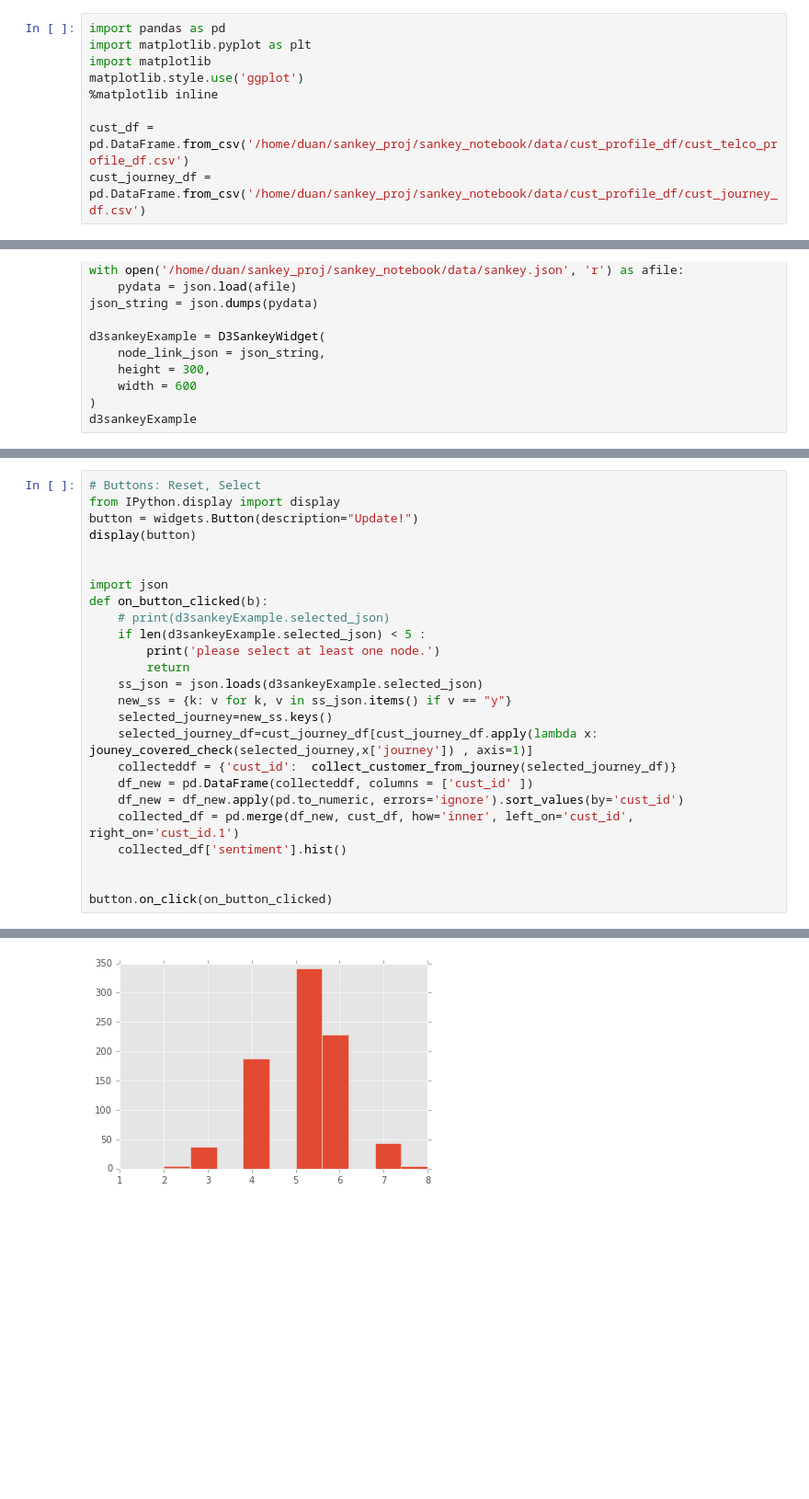
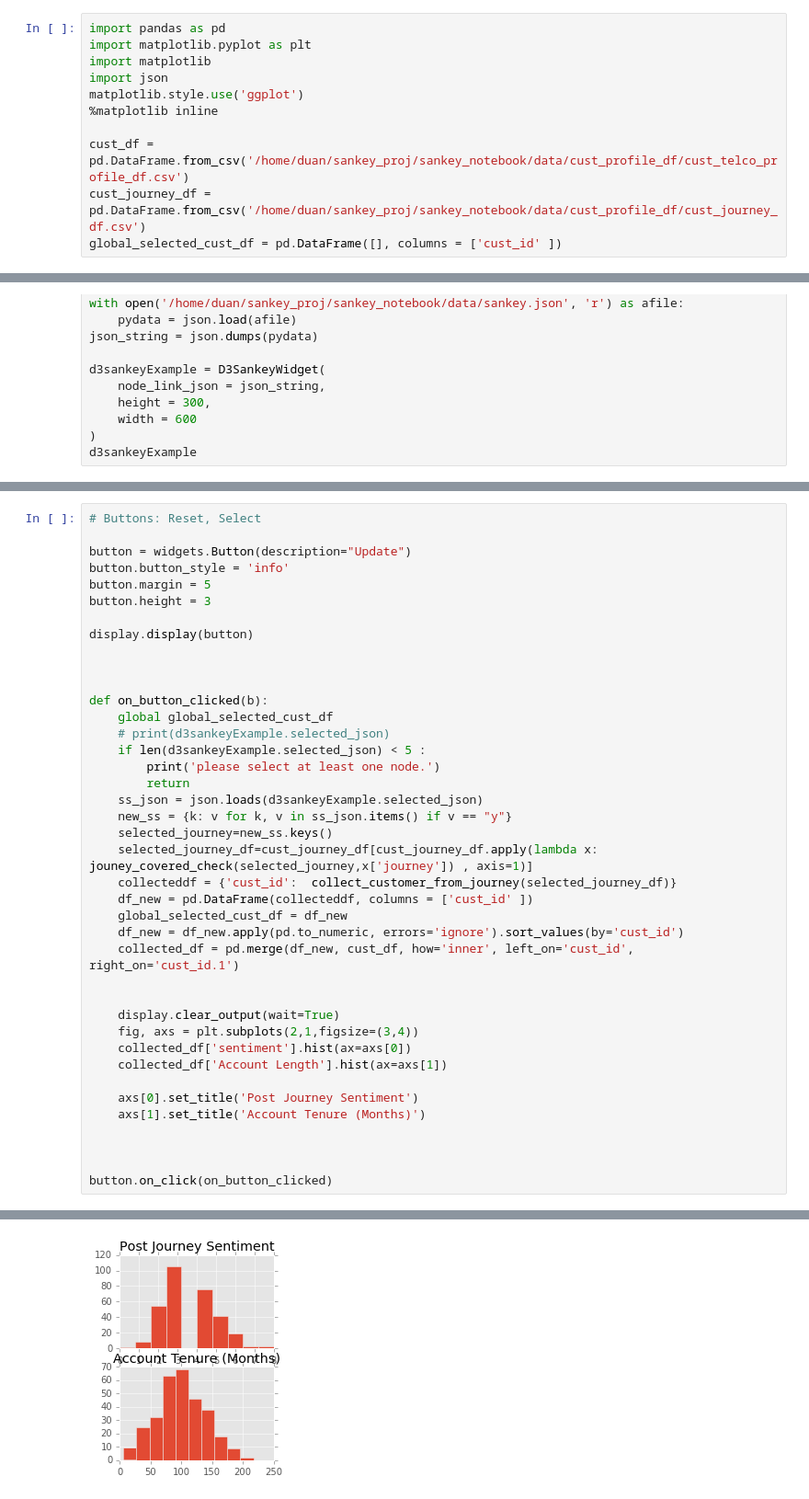
Before and after one commit to qiyangduan/cust_seg, a Jupyter notebook: src/sankey_widget/d3_sankey_widget_spark_v2.0.ipynb, the cells around one changed output, grey strips where cells are left out. Shown at 92% size. Drawn from its saved outputs; the diff is of its cells as text; blank space fills up the shorter version.

```diff
--- a/src/sankey_widget/d3_sankey_widget_v5.ipynb
+++ b/src/sankey_widget/d3_sankey_widget_spark_v2.0.ipynb
@@ -2,11 +5,13 @@
 import pandas as pd
 import matplotlib.pyplot as plt
 import matplotlib
+import json
 matplotlib.style.use('ggplot')
 %matplotlib inline
 
 cust_df = pd.DataFrame.from_csv('/home/duan/sankey_proj/sankey_notebook/data/cust_profile_df/cust_telco_profile_df.csv')
 cust_journey_df = pd.DataFrame.from_csv('/home/duan/sankey_proj/sankey_notebook/data/cust_profile_df/cust_journey_df.csv')
+global_selected_cust_df = pd.DataFrame([], columns = ['cust_id' ])
 # %%
 import ipywidgets as widgets
 import traitlets # import CInt, Unicode
@@ -333,12 +339,17 @@ def collect_customer_from_journey(selected_journey_df):
 # %%
 # Buttons: Reset, Select
-from IPython.display import display
-button = widgets.Button(description="Update!")
-display(button)
+
+button = widgets.Button(description="Update")
+button.button_style = 'info'
+button.margin = 5
+button.height = 3
+
+display.display(button)
 
 
-import json
+
 def on_button_clicked(b):
+    global global_selected_cust_df
     # print(d3sankeyExample.selected_json)
     if len(d3sankeyExample.selected_json) < 5 :
         print('please select at least one node.')
@@ -349,9 +360,19 @@ def on_button_clicked(b):
     selected_journey_df=cust_journey_df[cust_journey_df.apply(lambda x: jouney_covered_check(selected_journey,x['journey']) , axis=1)]
     collecteddf = {'cust_id':  collect_customer_from_journey(selected_journey_df)}
     df_new = pd.DataFrame(collecteddf, columns = ['cust_id' ])
+    global_selected_cust_df = df_new
     df_new = df_new.apply(pd.to_numeric, errors='ignore').sort_values(by='cust_id')
     collected_df = pd.merge(df_new, cust_df, how='inner', left_on='cust_id', right_on='cust_id.1')
-    collected_df['sentiment'].hist()
+
+
+    display.clear_output(wait=True)
+    fig, axs = plt.subplots(2,1,figsize=(3,4))
+    collected_df['sentiment'].hist(ax=axs[0])
+    collected_df['Account Length'].hist(ax=axs[1])
+
+    axs[0].set_title('Post Journey Sentiment')
+    axs[1].set_title('Account Tenure (Months)')
+
 
 
 button.on_click(on_button_clicked)
@@ -360 +380 @@ please select at least one node.
-[figure, old version]
+[figure, new version]
```
Also changed, not shown: parts of 10 cells of this notebook, 1 other file.
